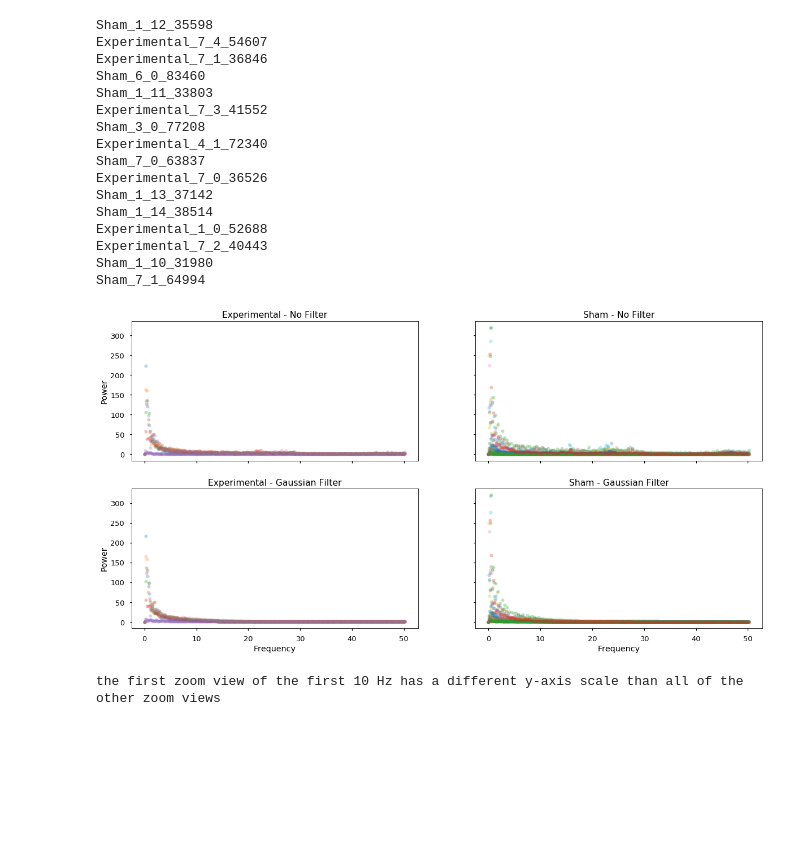
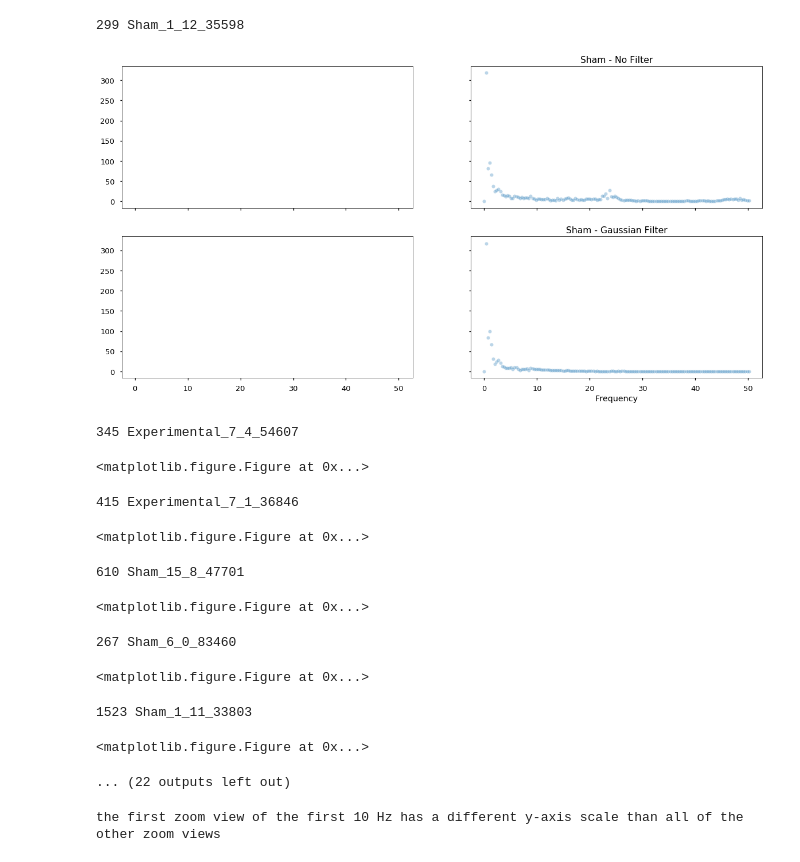
Before and after one commit to itsMahad/MothAbdominalRestriction, a Jupyter notebook: A_Step2_Tortuosity_Data_Loop.ipynb, the cells around one changed output. Cells and saved outputs as stored; diff of their text form; code cells hidden in the pictures; blank space fills up the shorter version.

```diff
--- a/A_Step2_Tortuosity_Data_Loop.ipynb
+++ b/A_Step2_Tortuosity_Data_Loop.ipynb
@@ -57,7 +57,7 @@ for element in csv_list:
 
 
     if element[77:].startswith("Experimental"):
-
+        print(len(x),element[77:-4])
 
         sum_xy = (2.0/Ny * np.abs(ffty[0:Ny//2]) + 2.0/Nx * np.abs(fftx[0:Nx//2]))
 
@@ -70,57 +70,53 @@ for element in csv_list:
         yf, Ny, ffty = Tortuosity(y_gauss, time)
 
         sum_xy = (2.0/Ny * np.abs(ffty[0:Ny//2]) + 2.0/Nx * np.abs(fftx[0:Nx//2]))
         ax[1,0].plot(yf, sum_xy, "o", ms = 6, alpha = 0.3)
         ax[1,0].set_title("Experimental - Gaussian Filter")
 
 
         ax[1,0].set_xlabel("Frequency")
         ax[0,0].set_ylabel("Power")
         ax[1,0].set_ylabel("Power")
 
-        if max(sum_xy) > 25:
-            print(element[77:-4])
+#         if max(sum_xy) > 25:
+#             print(element[77:-4])
 
     if element[77:].startswith("Sham"):
-
+        print(len(x),element[77:-4])
 
         sum_xy = (2.0/Ny * np.abs(ffty[0:Ny//2]) + 2.0/Nx * np.abs(fftx[0:Nx//2]))
         ax[0,1].plot(yf, sum_xy, "o", ms = 6, alpha = 0.3)
         ax[0,1].set_title("Sham - No Filter")
 
         x_gauss, y_gauss = gaussian(x,y)
         xf, Nx, fftx = Tortuosity(x_gauss, time)
         yf, Ny, ffty = Tortuosity(y_gauss, time)
         sum_xy = (2.0/Ny * np.abs(ffty[0:Ny//2]) + 2.0/Nx * np.abs(fftx[0:Nx//2]))
         ax[1,1].plot(yf, sum_xy, "o", ms = 6, alpha = 0.3)
         ax[1,1].set_title("Sham - Gaussian Filter")
 
         ax[1,1].set_xlabel("Frequency")
 
 
-        if max(sum_xy) > 25:
-            print(element[77:-4])
+#         if max(sum_xy) > 25:
+#             print(element[77:-4])
 
-    # plt.savefig(figpath + '//Summated_first8FFTs.png')
-    # plt.show()
+    plt.savefig(figpath + '//LoopAcrossAllFFTs.png')
+    plt.show()
 # %% [output]
-Sham_1_12_35598
-Experimental_7_4_54607
-Experimental_7_1_36846
-Sham_6_0_83460
-Sham_1_11_33803
-Experimental_7_3_41552
-Sham_3_0_77208
-Experimental_4_1_72340
-Sham_7_0_63837
-Experimental_7_0_36526
-Sham_1_13_37142
-Sham_1_14_38514
-Experimental_1_0_52688
-Experimental_7_2_40443
-Sham_1_10_31980
-Sham_7_1_64994
+299 Sham_1_12_35598
-[figure, old version]
+[figure, new version]
+345 Experimental_7_4_54607
+<matplotlib.figure.Figure at 0x...>
+415 Experimental_7_1_36846
+<matplotlib.figure.Figure at 0x...>
+610 Sham_15_8_47701
+<matplotlib.figure.Figure at 0x...>
+267 Sham_6_0_83460
+<matplotlib.figure.Figure at 0x...>
+1523 Sham_1_11_33803
+<matplotlib.figure.Figure at 0x...>
+... (22 outputs left out)
 # %%
 # the first zoom view of the first 10 Hz has a different y-axis scale than all of the other zoom views
 x_bin_list = [10,20,30, 40, 50]
```
Also changed, not shown: parts of 2 cells of this notebook, 3 other files.
